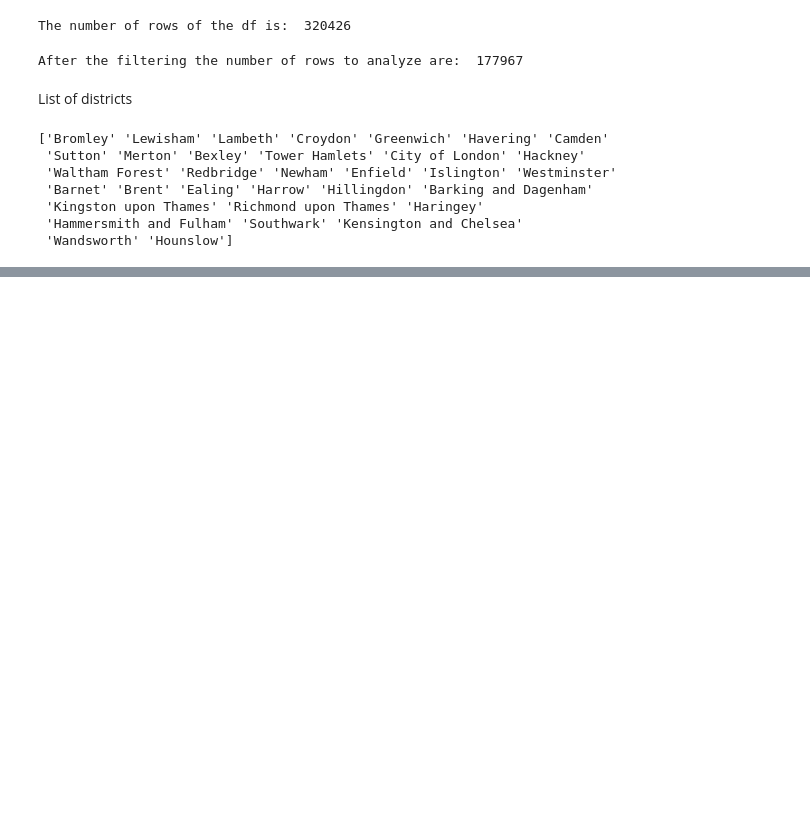
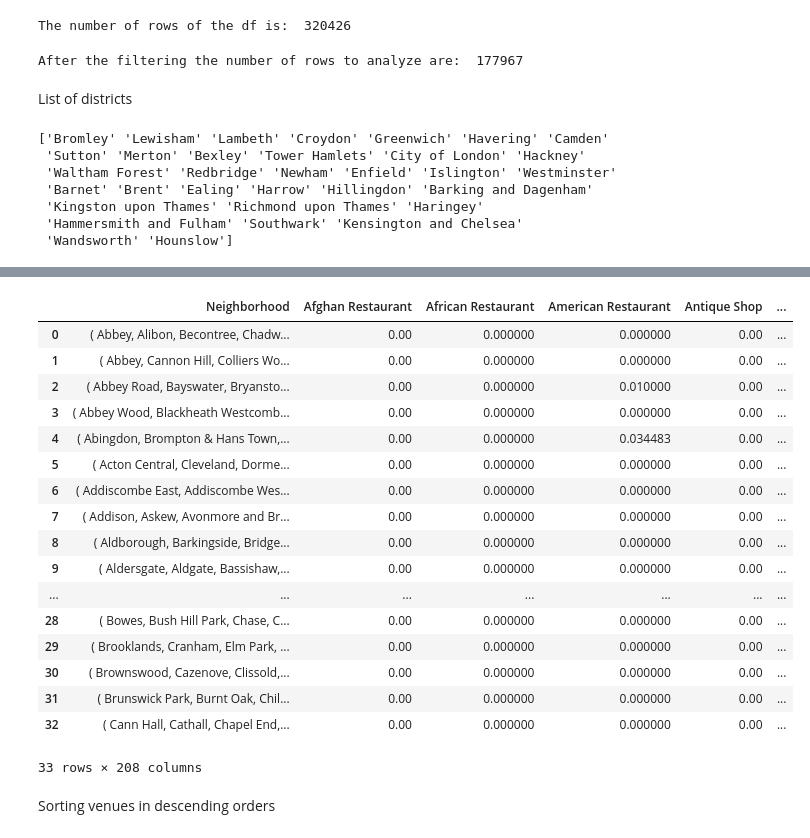
Before and after one commit to andushi/Coursera_Capstone, a Jupyter notebook: Which is the best place to open a business_.ipynb, the cells around one changed output, grey strips where cells are left out. Saved outputs shown, nothing was run; the diff lists cells and outputs as text; code cells hidden in the pictures; blank space fills up the shorter version.

Commit message:
Upload the last version of the notebook

```diff
--- a/Which is the best place to open a business_.ipynb
+++ b/Which is the best place to open a business_.ipynb
@@ -90,0 +240,4 @@ print(df_london['District'].unique())
+# %%
+# Lat and Long of London
+latitude = 51.509865
+longitude = -0.118092
@@ -90,0 +269,9 @@ print(df_london['District'].unique())
+# %%
+#Inserting my credentials of foursquare
+CLIENT_ID = 'NZMJXNBNOLC2M5GCPLUZXFVDM14HFSE1ZJUCLFKC0UBB4ZDH' # your Foursquare ID
+CLIENT_SECRET = '1RZD3FIPVIFA5Y5A2G5HIFLG34FYHWZFMRCXZHTGCHRNYVJH' # your Foursquare Secret
+VERSION = '20180605' # Foursquare API version
+
+print('Your credentails:')
+print('CLIENT_ID: ' + CLIENT_ID)
+print('CLIENT_SECRET:' + CLIENT_SECRET)
@@ -90,0 +345,5 @@ print(df_london['District'].unique())
+# %%
+london_venues = getNearbyVenues(names=df_london['Ward'],
+                                   latitudes=df_london['Latitude'],
+                                   longitudes=df_london['Longitude']
+                                  )
@@ -90,0 +389,12 @@ print(df_london['District'].unique())
+# %%
+# one hot encoding
+london_onehot = pd.get_dummies(london_venues[['Venue Category']], prefix="", prefix_sep="")
+
+# add neighborhood column back to dataframe
+london_onehot['Neighborhood'] = london_venues['Neighborhood']
+
+# move neighborhood column to the first column
+fixed_columns = [london_onehot.columns[-1]] + list(london_onehot.columns[:-1])
+london_onehot = london_onehot[fixed_columns]
+
+london_onehot.head()
@@ -90,0 +409,25 @@ print(df_london['District'].unique())
+# %%
+# Group rows by neighbourhood
+london_grouped = london_onehot.groupby('Neighborhood').mean().reset_index()
+london_grouped
+# %% [output]
+|  | Neighborhood | Afghan Restaurant | African Restaurant | American Restaurant | Antique Shop | ... |
+| 0 | ( Abbey, Alibon, Becontree, Chadw... | 0.00 | 0.000000 | 0.000000 | 0.00 | ... |
+| 1 | ( Abbey, Cannon Hill, Colliers Wo... | 0.00 | 0.000000 | 0.000000 | 0.00 | ... |
+| 2 | ( Abbey Road, Bayswater, Bryansto... | 0.00 | 0.000000 | 0.010000 | 0.00 | ... |
+| 3 | ( Abbey Wood, Blackheath Westcomb... | 0.00 | 0.000000 | 0.000000 | 0.00 | ... |
+| 4 | ( Abingdon, Brompton & Hans Town,... | 0.00 | 0.000000 | 0.034483 | 0.00 | ... |
+| 5 | ( Acton Central, Cleveland, Dorme... | 0.00 | 0.000000 | 0.000000 | 0.00 | ... |
+| 6 | ( Addiscombe East, Addiscombe Wes... | 0.00 | 0.000000 | 0.000000 | 0.00 | ... |
+| 7 | ( Addison, Askew, Avonmore and Br... | 0.00 | 0.000000 | 0.000000 | 0.00 | ... |
+| 8 | ( Aldborough, Barkingside, Bridge... | 0.00 | 0.000000 | 0.000000 | 0.00 | ... |
+| 9 | ( Aldersgate, Aldgate, Bassishaw,... | 0.00 | 0.000000 | 0.000000 | 0.00 | ... |
+| ... | ... | ... | ... | ... | ... | ... |
+| 28 | ( Bowes, Bush Hill Park, Chase, C... | 0.00 | 0.000000 | 0.000000 | 0.00 | ... |
+| 29 | ( Brooklands, Cranham, Elm Park, ... | 0.00 | 0.000000 | 0.000000 | 0.00 | ... |
+| 30 | ( Brownswood, Cazenove, Clissold,... | 0.00 | 0.000000 | 0.000000 | 0.00 | ... |
+| 31 | ( Brunswick Park, Burnt Oak, Chil... | 0.00 | 0.000000 | 0.000000 | 0.00 | ... |
+| 32 | ( Cann Hall, Cathall, Chapel End,... | 0.00 | 0.000000 | 0.000000 | 0.00 | ... |
+33 rows × 208 columns
+# %% [markdown]
+Sorting venues in descending orders
```
Also changed, not shown: parts of 39 cells of this notebook.
